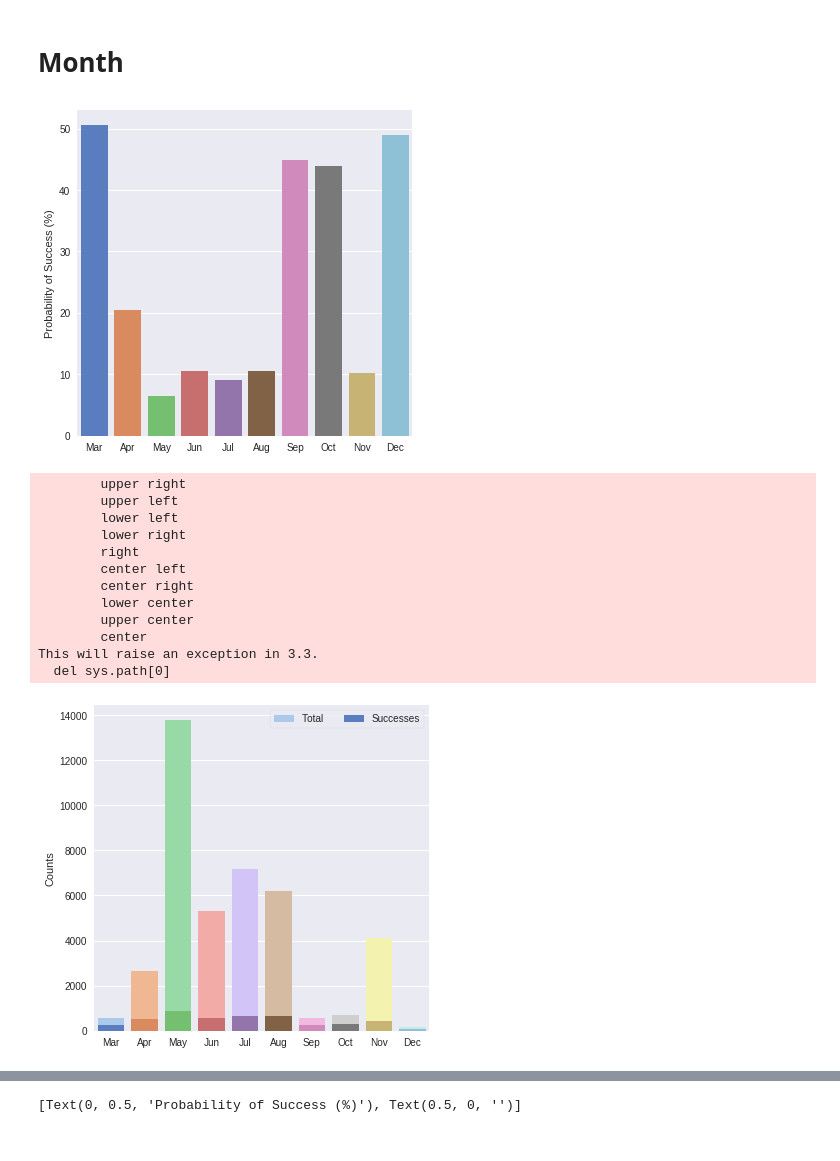
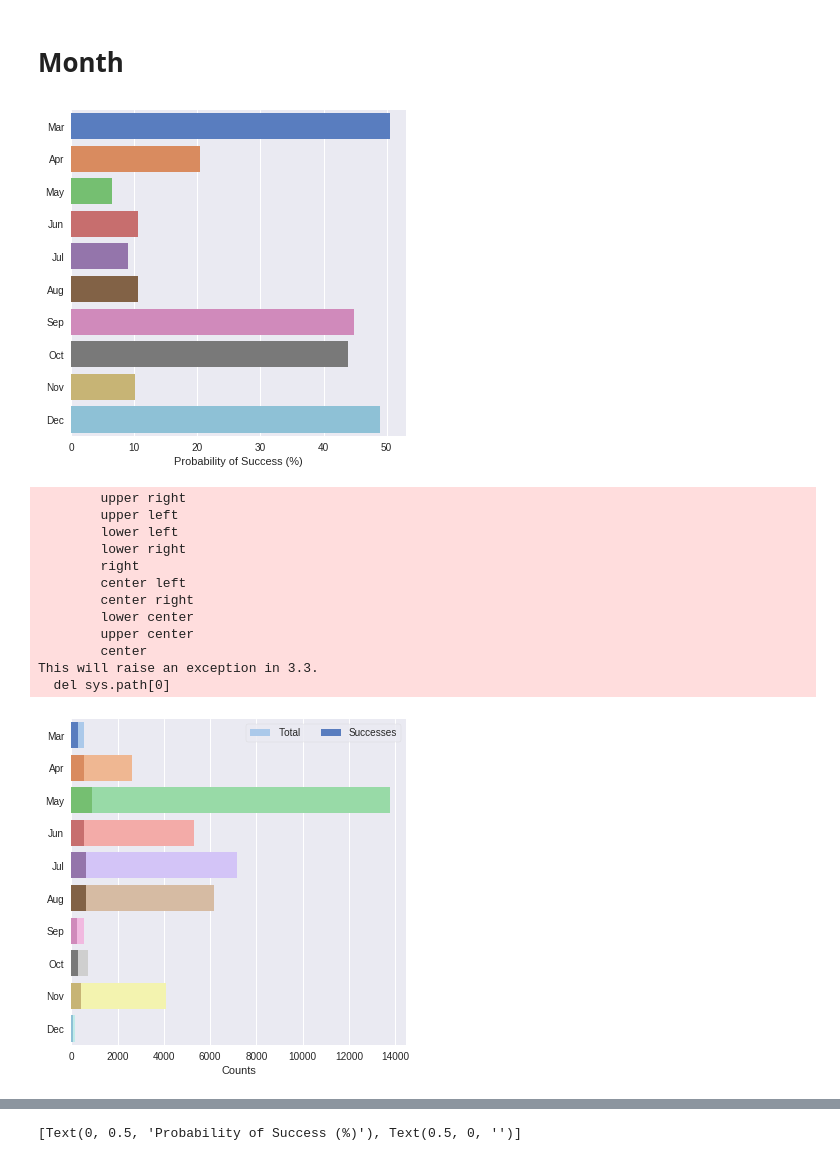
Before and after one commit to sepehrfrgh/ece143_direct_marketing, a Jupyter notebook: time_analysis.ipynb, the cells around one changed output, grey strips where cells are left out. Saved outputs shown, nothing was run; the diff lists cells and outputs as text; code cells hidden in the pictures.

```diff
--- a/time_analysis.ipynb
+++ b/time_analysis.ipynb
@@ -85,31 +94,30 @@ f.savefig('data/figures/weekday-scatter.png', dpi=200, format='png', pad_inches=
 # %%
 month_probabilities = my_ta.get_probabilities('month')
 
 f, ax = plt.subplots(figsize=(6, 6), frameon=False)
-sns.barplot(x=ta.number_to_month(month_probabilities['month']),
-            y=month_probabilities['y'] * 100,
+sns.barplot(y=ta.number_to_month(month_probabilities['month']),
+            x=month_probabilities['y'] * 100,
             palette='muted')
-ax.set(ylabel='Probability of Success (%)',
-       xlabel=None)
+ax.set(xlabel='Probability of Success (%)',)
 
 f.savefig('data/figures/month-probability.png', dpi=200, format='png', pad_inches=0, bbox_inches=0)
 # %% [output]
-[figure, old version]
+[figure, new version]
 # %%
 month_successes = my_ta.get_success_count('month')
 month_count = my_ta.get_count('month')
 
 f, ax = plt.subplots(figsize=(6, 6), frameon=False)
-sns.barplot(x=ta.number_to_month(month_count['month']),
-            y=month_count['y'],
+sns.barplot(y=ta.number_to_month(month_count['month']),
+            x=month_count['y'],
             palette='pastel',
             label="Total")
-sns.barplot(x=ta.number_to_month(month_successes['month']),
-            y=month_successes['y'],
+sns.barplot(y=ta.number_to_month(month_successes['month']),
+            x=month_successes['y'],
             palette='muted',
             label="Successes")
 ax.legend(ncol=2, loc="top right", frameon=True)
-ax.set(ylabel='Counts')
+ax.set(xlabel='Counts')
 
 f.savefig('data/figures/month-counts.png', dpi=200, format='png', pad_inches=0, bbox_inches=0)
 # %% [output]
@@ -125,5 +133,5 @@ f.savefig('data/figures/month-counts.png', dpi=200, format='png', pad_inches=0,
         center
 This will raise an exception in 3.3.
   del sys.path[0]
-[figure, old version]
+[figure, new version]
 # %%
```
Also changed, not shown: parts of 4 cells of this notebook.
